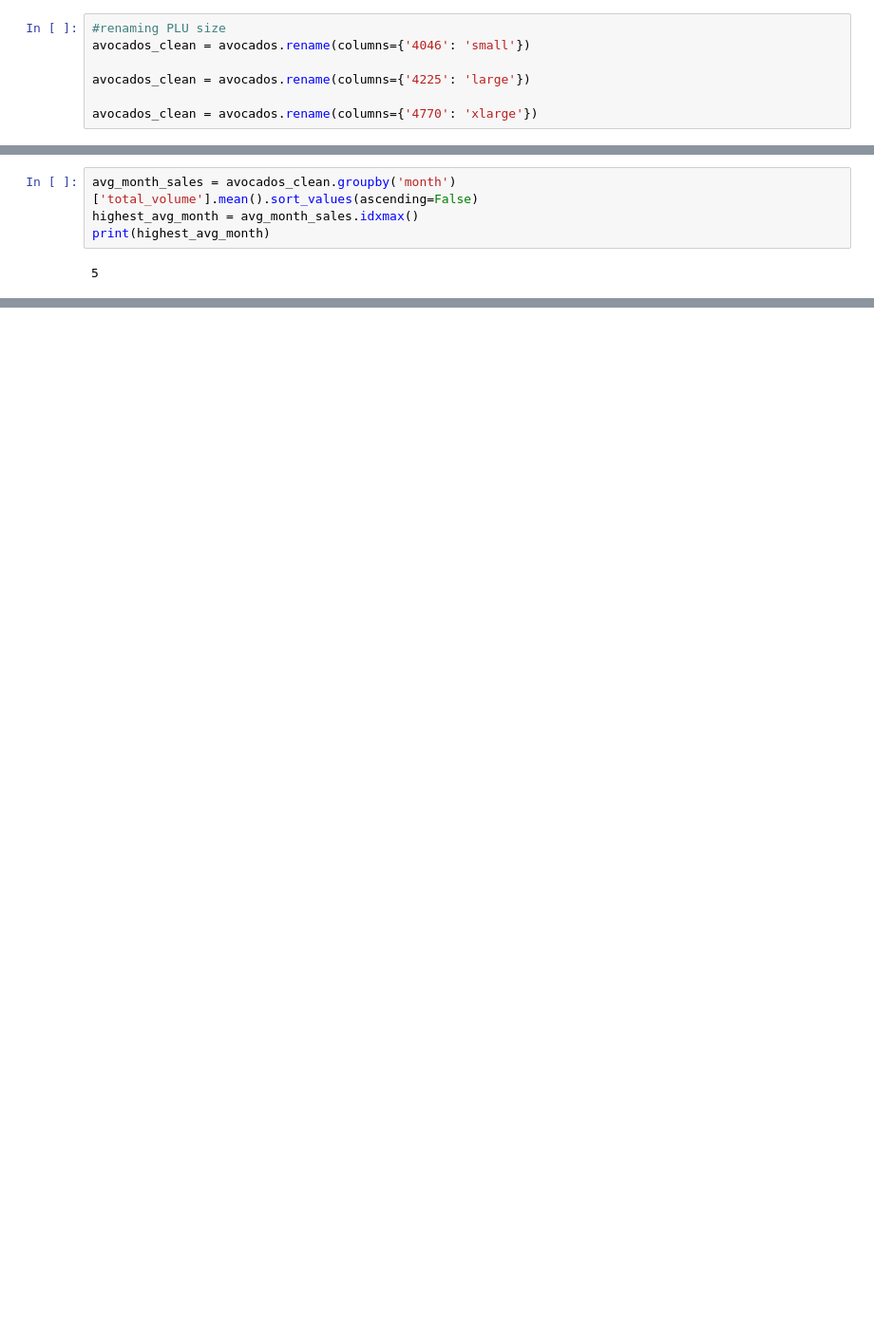
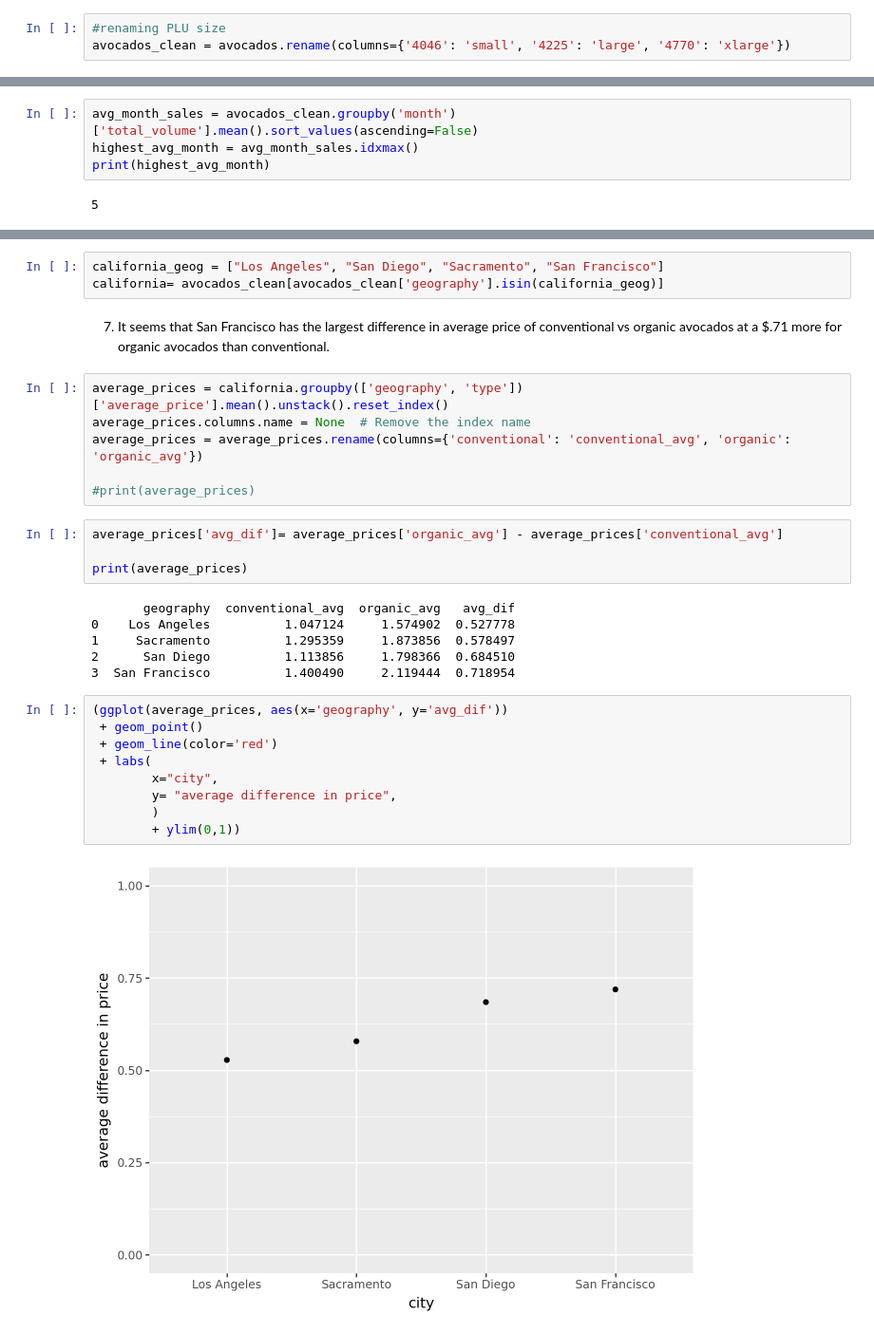
Before and after one commit to hblinken/GSB-544, a Jupyter notebook: Week 2/Lab_2.ipynb, the cells around one changed output, grey strips where cells are left out. Shown at 95% size. Cells and saved outputs as stored; diff of their text form; blank space fills up the shorter version.

```diff
--- a/Week 2/Lab_2.ipynb
+++ b/Week 2/Lab_2.ipynb
@@ -44,11 +45,7 @@ large_bags - Total number of large bags sold
 xlarge_bags - Total number of xlarge bags sold
 # %%
 #renaming PLU size
-avocados_clean = avocados.rename(columns={'4046': 'small'})
-
-avocados_clean = avocados.rename(columns={'4225': 'large'})
-
-avocados_clean = avocados.rename(columns={'4770': 'xlarge'})
+avocados_clean = avocados.rename(columns={'4046': 'small', '4225': 'large', '4770': 'xlarge'})
 # %%
 #finding unique values in geography variable
 unique_values = avocados['geography'].unique()
@@ -121,0 +209,32 @@ print(highest_avg_month)
+# %%
+california_geog = ["Los Angeles", "San Diego", "Sacramento", "San Francisco"]
+california= avocados_clean[avocados_clean['geography'].isin(california_geog)]
+# %% [markdown]
+7. It seems that San Francisco has the largest difference in average price of conventional vs organic avocados at a $.71 more for organic avocados than conventional.
+# %%
+average_prices = california.groupby(['geography', 'type'])['average_price'].mean().unstack().reset_index()
+average_prices.columns.name = None  # Remove the index name
+average_prices = average_prices.rename(columns={'conventional': 'conventional_avg', 'organic': 'organic_avg'})
+
+#print(average_prices)
+# %%
+average_prices['avg_dif']= average_prices['organic_avg'] - average_prices['conventional_avg']
+
+print(average_prices)
+# %% [output]
+       geography  conventional_avg  organic_avg   avg_dif
+0    Los Angeles          1.047124     1.574902  0.527778
+1     Sacramento          1.295359     1.873856  0.578497
+2      San Diego          1.113856     1.798366  0.684510
+3  San Francisco          1.400490     2.119444  0.718954
+# %%
+(ggplot(average_prices, aes(x='geography', y='avg_dif'))
+ + geom_point()
+ + geom_line(color='red')
+ + labs(
+        x="city",
+        y= "average difference in price",
+        )
+        + ylim(0,1))
+# %% [output]
+[figure, added]
```
Also changed, not shown: parts of 20 cells of this notebook, 3 other files.
